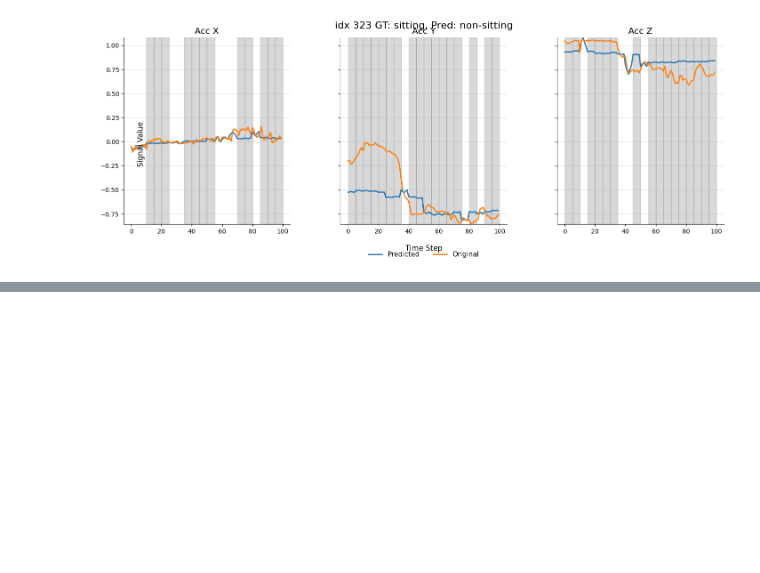
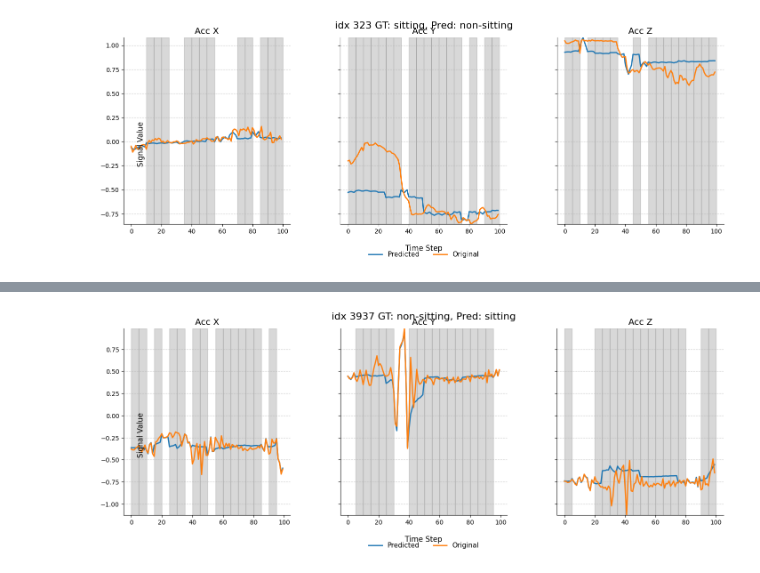
Before and after one commit to yuc0805/DeepPostures_MAE, a Jupyter notebook: MoCA/reconstruction.ipynb, the cells around one changed output, grey strips where cells are left out. Saved outputs shown, nothing was run; the diff lists cells and outputs as text; code cells hidden in the pictures; blank space fills up the shorter version.

```diff
--- a/MoCA/reconstruction.ipynb
+++ b/MoCA/reconstruction.ipynb
@@ -87,0 +131,17 @@ fig = plot_masked_series(
+# %%
+
+from engine_pretrain import train_one_epoch, plot_masked_series
+idx = 3937
+tmp_sample = torch.from_numpy(data['series'][idx]).permute(1,0).unsqueeze(0).unsqueeze(0)
+with torch.no_grad():
+    tmp_loss, tmp_pred, tmp_mask = model(tmp_sample, mask_ratio=0.75,masking_scheme = 'random')
+tmp_pred = model.unpatchify(tmp_pred)
+tmp_mask = tmp_mask.reshape(shape=(3,20))
+fig = plot_masked_series(
+    tmp_mask,
+    tmp_pred,
+    tmp_sample,
+    title=f'idx {idx} GT: {label_map[data["true_labels"][idx]]}, Pred: {label_map[data["pred_labels"][idx]]}'
+)
+# %% [output]
+[figure, added]
```
Also changed, not shown: parts of 4 cells of this notebook, 2 other files.
